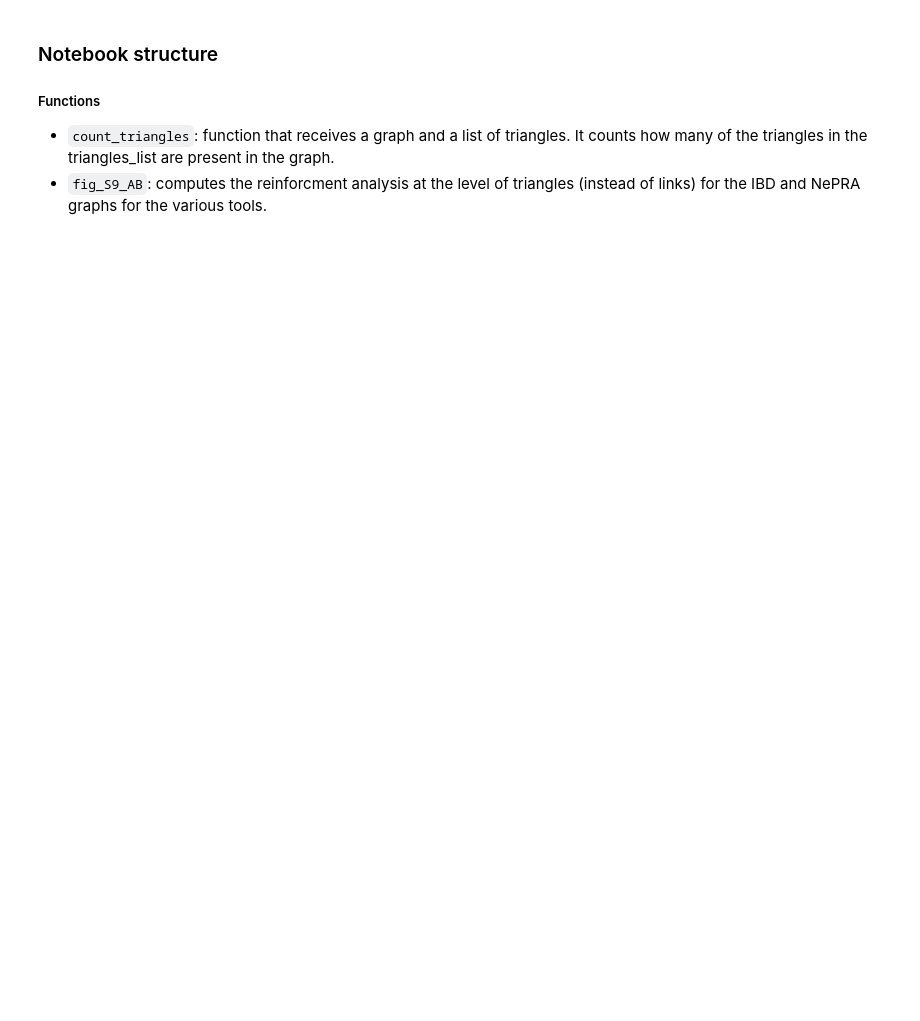
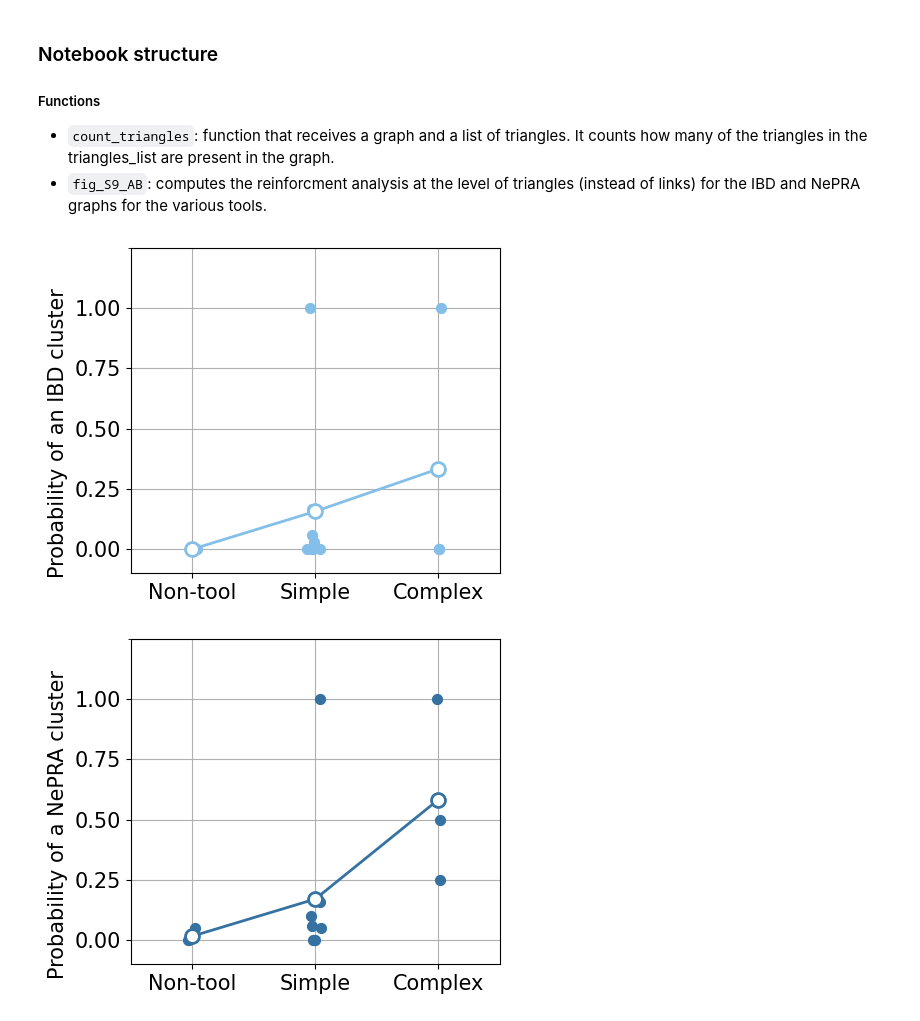
Before and after one commit to cassiegUZH/ChimpGeneCuture, a Jupyter notebook: social_network_analysis/SM_figS9_diagrams.ipynb, the cells around one changed output. Drawn from its saved outputs; the diff is of its cells as text; code cells hidden in the pictures; blank space fills up the shorter version.

```diff
--- a/social_network_analysis/SM_figS9_diagrams.ipynb
+++ b/social_network_analysis/SM_figS9_diagrams.ipynb
@@ -12,7 +12,7 @@ import matplotlib.ticker as ticker
 text_font = 15
 mpl.rcParams.update({'font.size': text_font, 'font.style': 'normal', 'font.family':'sans-serif'})
 
-dat_path = os.getcwd() + '/data/'
+dat_path = os.getcwd() + '/data_sna/'
 fig_path = os.getcwd() + '/figures/'
 # %% [markdown]
 ### Notebook structure
@@ -128,33 +128,36 @@ def fig_S9_AB(network, color):
     # Plot original data
     for i in range(3):
         x_ticks = [np.random.normal(i, shift) for x in range(len(_full_dat[i]))]
         ax.scatter(x_ticks, _full_dat[i], marker='o', color=ori_color, s=50, zorder=2)
 
     x_ticks = [0, 1, 2]
     y_dat = [np.mean(_full_dat[0]), np.mean(_full_dat[1]), np.mean(_full_dat[2])]
     ax.plot(x_ticks, y_dat, color=ori_color, linewidth=2,
             marker='o', markersize=10, markerfacecolor='white', markeredgewidth=2, zorder=10)
 
     ax.set_xticks(x_ticks, ['Non-tool', 'Simple', 'Complex'], fontsize=text_font)
 
     ax.set_yticks([0.0, 0.25, 0.5, 0.75, 1.0])
     if network == 'IBD':
         ax.set_ylabel(f'Probability of an IBD cluster', fontsize=text_font)
     else:
         ax.set_ylabel(f'Probability of a NePRA cluster', fontsize=text_font)
 
     ax.yaxis.set_label_coords(-0.17, 0.43)
     ax.set_xlim(-0.5, 2.5)
     ax.set_ylim(-0.1, 1.25)
 
     ax = plt.gca()  # Get the current Axes instance
     ax.yaxis.set_minor_locator(ticker.MultipleLocator(0.25))
 
     plt.grid(which='both')
     plt.tight_layout()
-    plt.savefig(fig_path + f'fig_S9_AB_{network}.png', dpi=300, bbox_inches='tight', format='png')
+    # plt.savefig(fig_path + f'fig_S9_AB_{network}.png', dpi=300, bbox_inches='tight', format='png')
     plt.show()
     plt.close()
 
-# fig_S9_AB(network='IBD', color='#83bfe9')
-# fig_S9_AB(network='NePRA', color='#3571a1')
+fig_S9_AB(network='IBD', color='#83bfe9')
+fig_S9_AB(network='NePRA', color='#3571a1')
+# %% [output]
+[figure, added]
+[figure, added]
```
Also changed, not shown: 10 other files.
